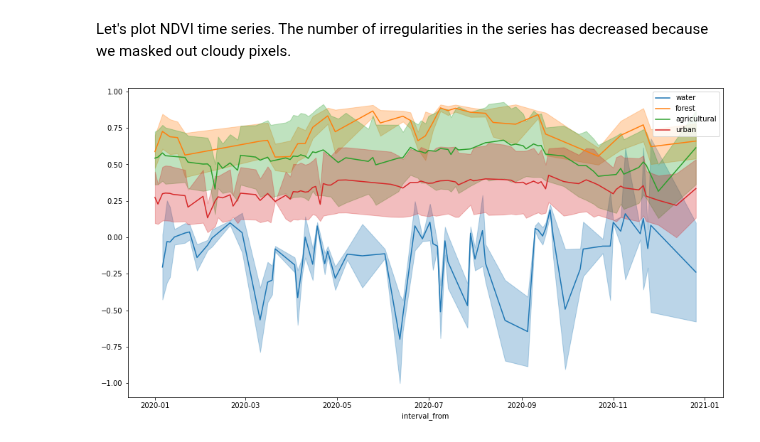
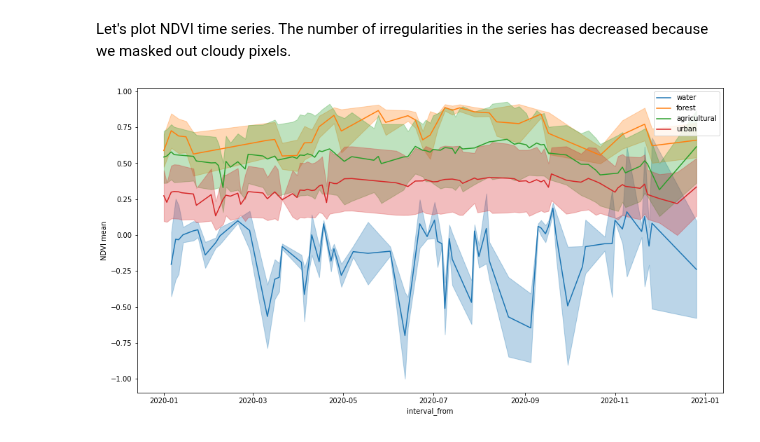
Before and after one commit to sentinel-hub/sentinelhub-py, a Jupyter notebook: examples/statistical_request.ipynb, the cells around one changed output. Drawn from its saved outputs; the diff is of its cells as text; code cells hidden in the pictures.

```diff
--- a/examples/statistical_request.ipynb
+++ b/examples/statistical_request.ipynb
@@ -278,6 +278,7 @@ ndvi_df
 The following plot shows time series of mean values, buffered by standard deviation values.
 # %%
 fig, ax = plt.subplots(figsize=(15, 8))
+ax.set_ylabel("NDVI mean")
 
 for idx, land_type in enumerate(polygons_gdf["land_type"].values):
     series = ndvi_df[ndvi_df["land_type"] == land_type]
@@ -468,18 +469,19 @@ features_df
 Let's plot NDVI time series. The number of irregularities in the series has decreased because we masked out cloudy pixels.
 # %%
 fig, ax = plt.subplots(figsize=(15, 8))
+ax.set_ylabel("NDVI mean")
 
 for idx, land_type in enumerate(polygons_gdf["land_type"].values):
     series = features_df[features_df["land_type"] == land_type]
 
     series.plot(ax=ax, x="interval_from", y="indices_NDVI_mean", color=f"C{idx}", label=land_type)
 
     ax.fill_between(
         series.interval_from.values,
         series["indices_NDVI_mean"] - series["indices_NDVI_stDev"],
         series["indices_NDVI_mean"] + series["indices_NDVI_stDev"],
         color=f"C{idx}",
         alpha=0.3,
     );
 # %% [output]
-[figure, old version]
+[figure, new version]
```
Also changed, not shown: parts of 5 cells of this notebook.
